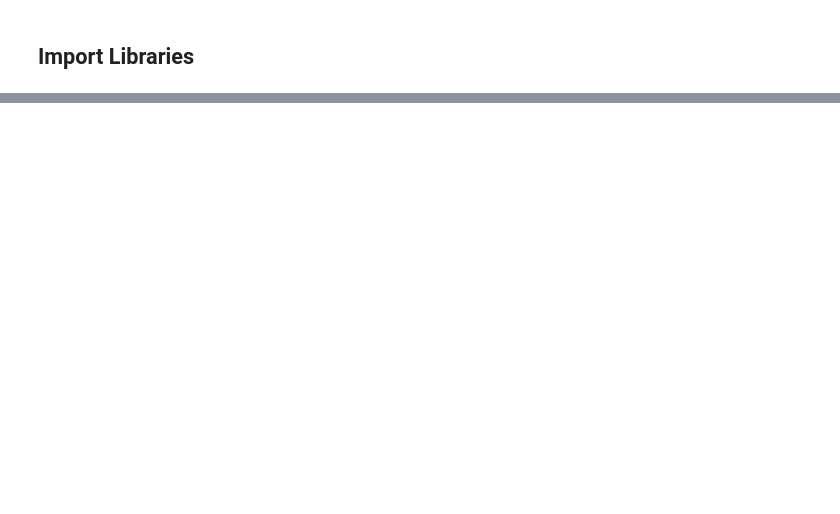
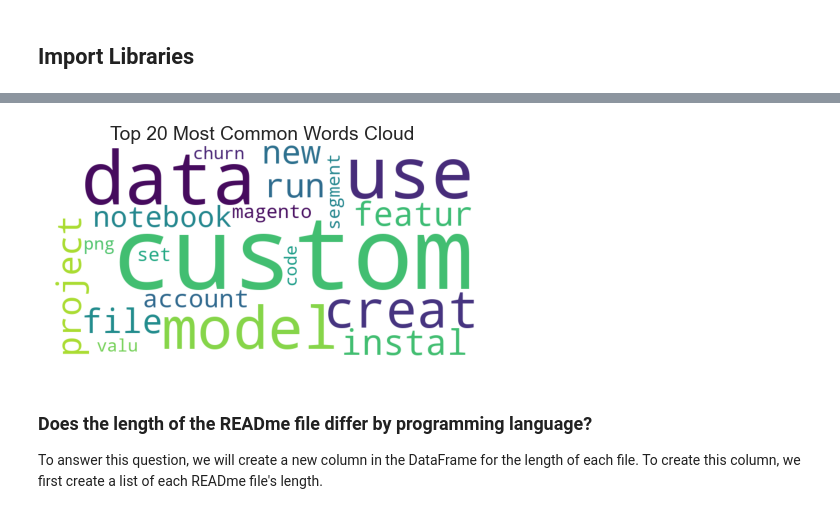
Before and after one commit to nlp-project-germain-group-6/nlp-web-scraping, a Jupyter notebook: Final_Notebook.ipynb, the cells around one changed output, grey strips where cells are left out. Saved outputs shown, nothing was run; the diff lists cells and outputs as text; code cells hidden in the pictures; blank space fills up the shorter version.

```diff
--- a/Final_Notebook.ipynb
+++ b/Final_Notebook.ipynb
@@ -55,0 +313,14 @@ Furthermore, because natural language differs so signficantly by geographic loca
+# %%
+data = {k: v for k, v in top_20_words.to_dict().items()}
+img = WordCloud(background_color='white', width=800, height=400).generate_from_frequencies(data)
+plt.figure(figsize=(8, 4))
+plt.imshow(img)
+plt.axis('off')
+plt.title("Top 20 Most Common Words Cloud")
+plt.show()
+# %% [output]
+[figure, added]
+# %% [markdown]
+### Does the length of the READme file differ by programming language?
+
+To answer this question, we will create a new column in the DataFrame for the length of each file. To create this column, we first create a list of each READme file's length.
```
Also changed, not shown: parts of 47 cells of this notebook.
